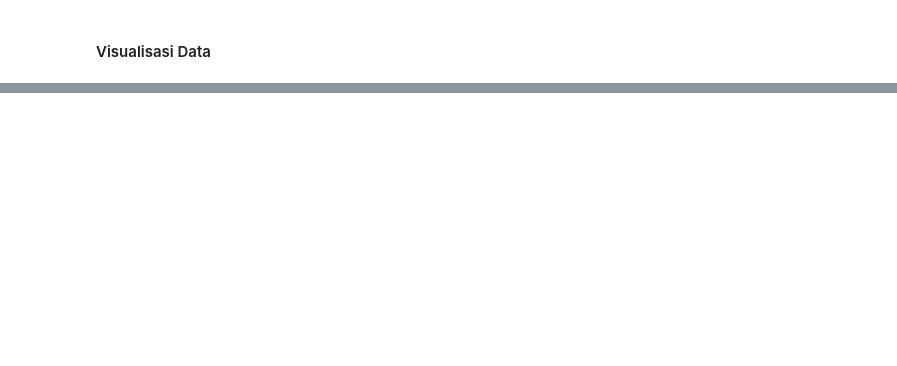
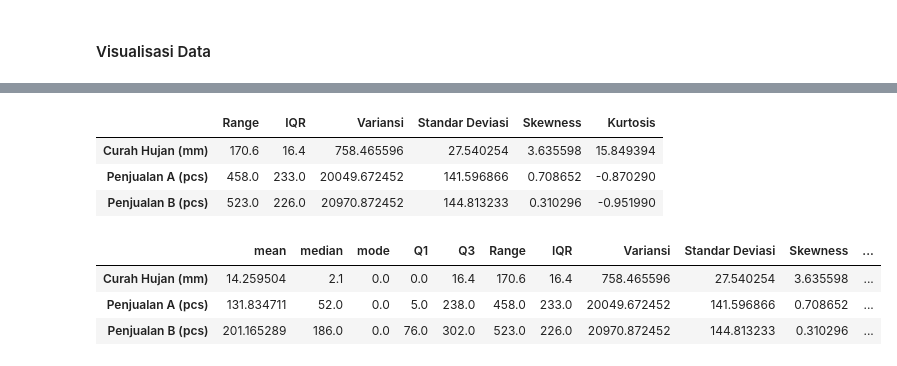
Before and after one commit to Trenttzzz/Tugas-Statprob, a Jupyter notebook: main.ipynb, the cells around one changed output, grey strips where cells are left out. Cells and saved outputs as stored; diff of their text form; code cells hidden in the pictures; blank space fills up the shorter version.

```diff
--- a/main.ipynb
+++ b/main.ipynb
@@ -79,0 +163,54 @@ plt.show()
+# %%
+# Dictionary untuk menyimpan hasil
+spread_results = {}
+
+# Menghitung ukuran persebaran data
+for column in data.columns[1:]:  # Mengabaikan kolom 'Tanggal'
+    # Range
+    data_range = data[column].max() - data[column].min()
+
+    # Interquartile Range (IQR)
+    q1 = data[column].quantile(0.25)
+    q3 = data[column].quantile(0.75)
+    iqr = q3 - q1
+
+    # Skewness dan Kurtosis
+    skewness = data[column].skew()
+    kurt = stats.kurtosis(data[column])
+
+    # Variansi
+    variance = data[column].var()
+
+    # Standar Deviasi
+    std_dev = data[column].std()
+
+    # Menyimpan hasil dalam dictionary
+    spread_results[column] = {
+        'Range': data_range,
+        'IQR': iqr,
+        'Variansi': variance,
+        'Standar Deviasi': std_dev,
+        'Skewness': skewness,
+        'Kurtosis': kurt
+
+    }
+
+# Mengonversi hasil ke DataFrame untuk tampilan yang lebih baik
+df_spread_results = pd.DataFrame(spread_results).T # transpose
+df_spread_results
+# %% [output]
+|  | Range | IQR | Variansi | Standar Deviasi | Skewness | Kurtosis |
+| Curah Hujan (mm) | 170.6 | 16.4 | 758.465596 | 27.540254 | 3.635598 | 15.849394 |
+| Penjualan A (pcs) | 458.0 | 233.0 | 20049.672452 | 141.596866 | 0.708652 | -0.870290 |
+| Penjualan B (pcs) | 523.0 | 226.0 | 20970.872452 | 144.813233 | 0.310296 | -0.951990 |
+# %%
+## Gabungkan hasil perhitungan ukuran pemusatan data dan ukuran penyebaran data
+df_combined = pd.concat([df_transpose_results, df_spread_results], axis=1)
+
+# Menampilkan hasil gabungan
+df_combined
+# %% [output]
+|  | mean | median | mode | Q1 | Q3 | Range | IQR | Variansi | Standar Deviasi | Skewness | ... |
+| Curah Hujan (mm) | 14.259504 | 2.1 | 0.0 | 0.0 | 16.4 | 170.6 | 16.4 | 758.465596 | 27.540254 | 3.635598 | ... |
+| Penjualan A (pcs) | 131.834711 | 52.0 | 0.0 | 5.0 | 238.0 | 458.0 | 233.0 | 20049.672452 | 141.596866 | 0.708652 | ... |
+| Penjualan B (pcs) | 201.165289 | 186.0 | 0.0 | 76.0 | 302.0 | 523.0 | 226.0 | 20970.872452 | 144.813233 | 0.310296 | ... |
```
Also changed, not shown: parts of 16 cells of this notebook.
